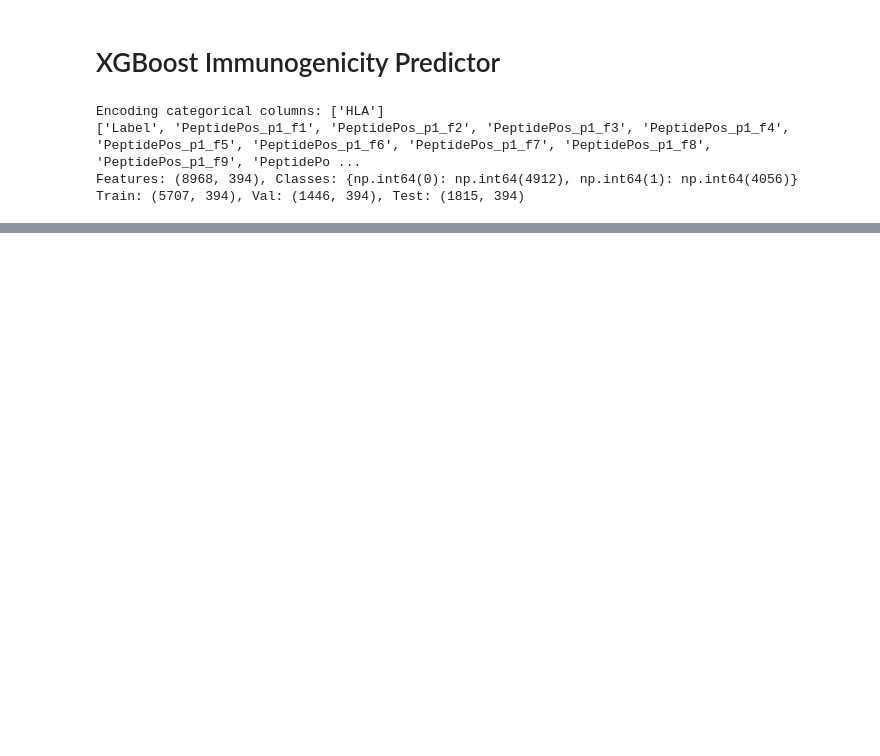
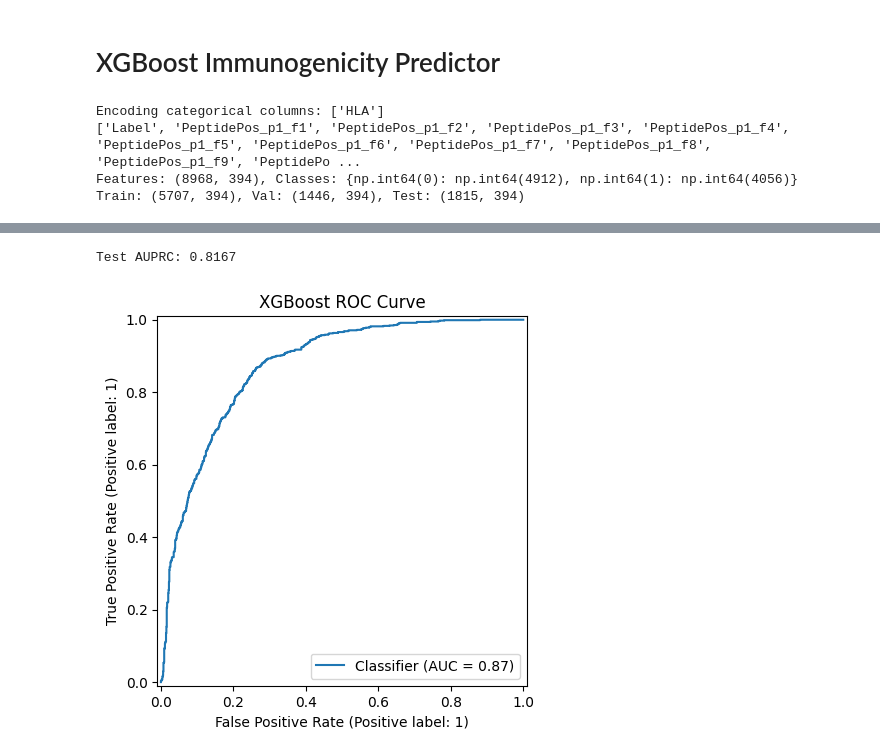
Before and after one commit to nikitarjsh/PIPER, a Jupyter notebook: src/xgboost.ipynb, the cells around one changed output, grey strips where cells are left out. Saved outputs shown, nothing was run; the diff lists cells and outputs as text; code cells hidden in the pictures; blank space fills up the shorter version.

```diff
--- a/src/xgboost.ipynb
+++ b/src/xgboost.ipynb
@@ -64,0 +104,11 @@ Name: proportion, dtype: float64
+# %%
+test_auprc = average_precision_score(y_test, y_test_prob)
+print("Test AUPRC:", round(test_auprc, 4))
+# %% [output]
+Test AUPRC: 0.8167
+# %%
+RocCurveDisplay.from_predictions(y_test, y_test_prob)
+plt.title("XGBoost ROC Curve")
+plt.show()
+# %% [output]
+[figure, added]
```
Also changed, not shown: parts of 15 cells of this notebook, 31 other files.
